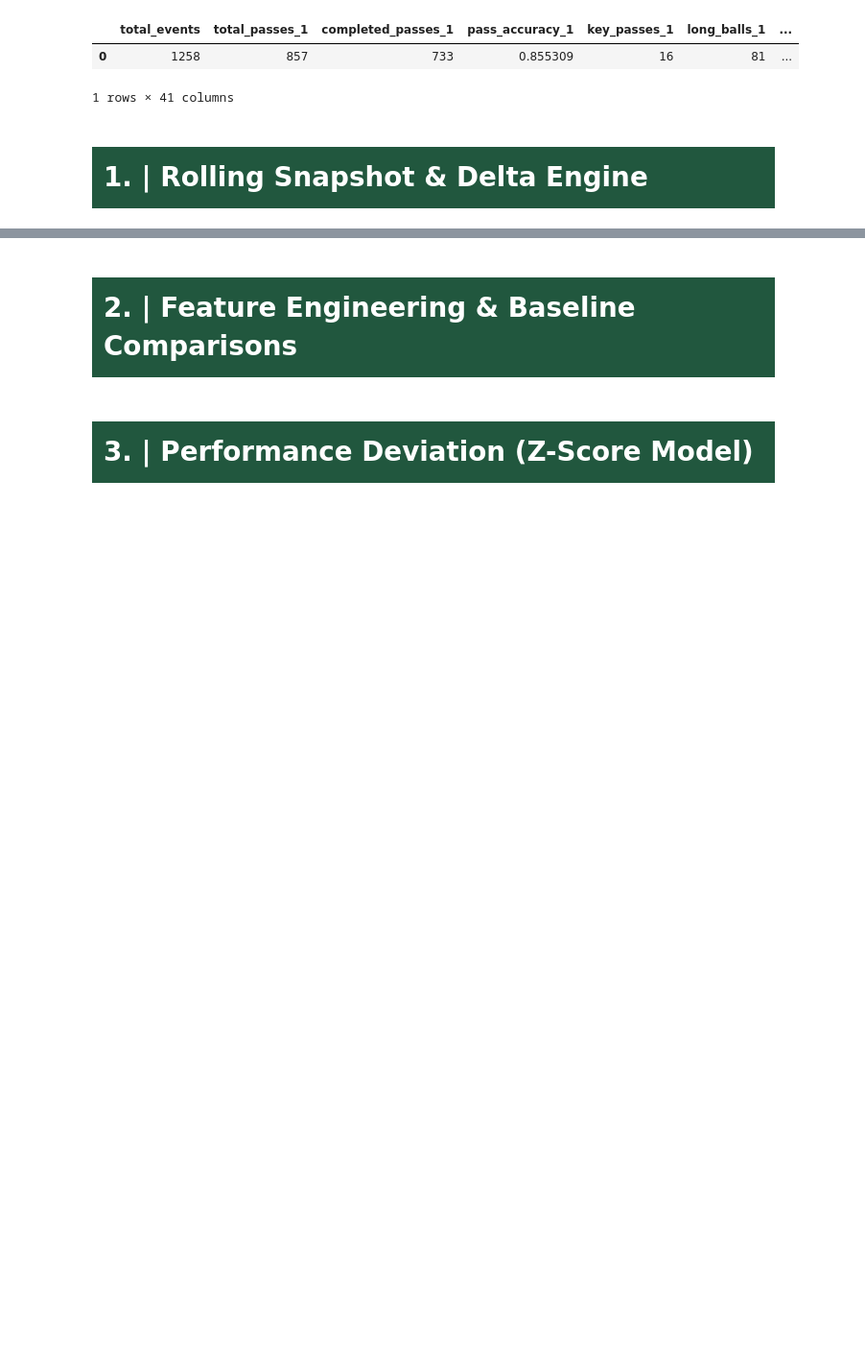
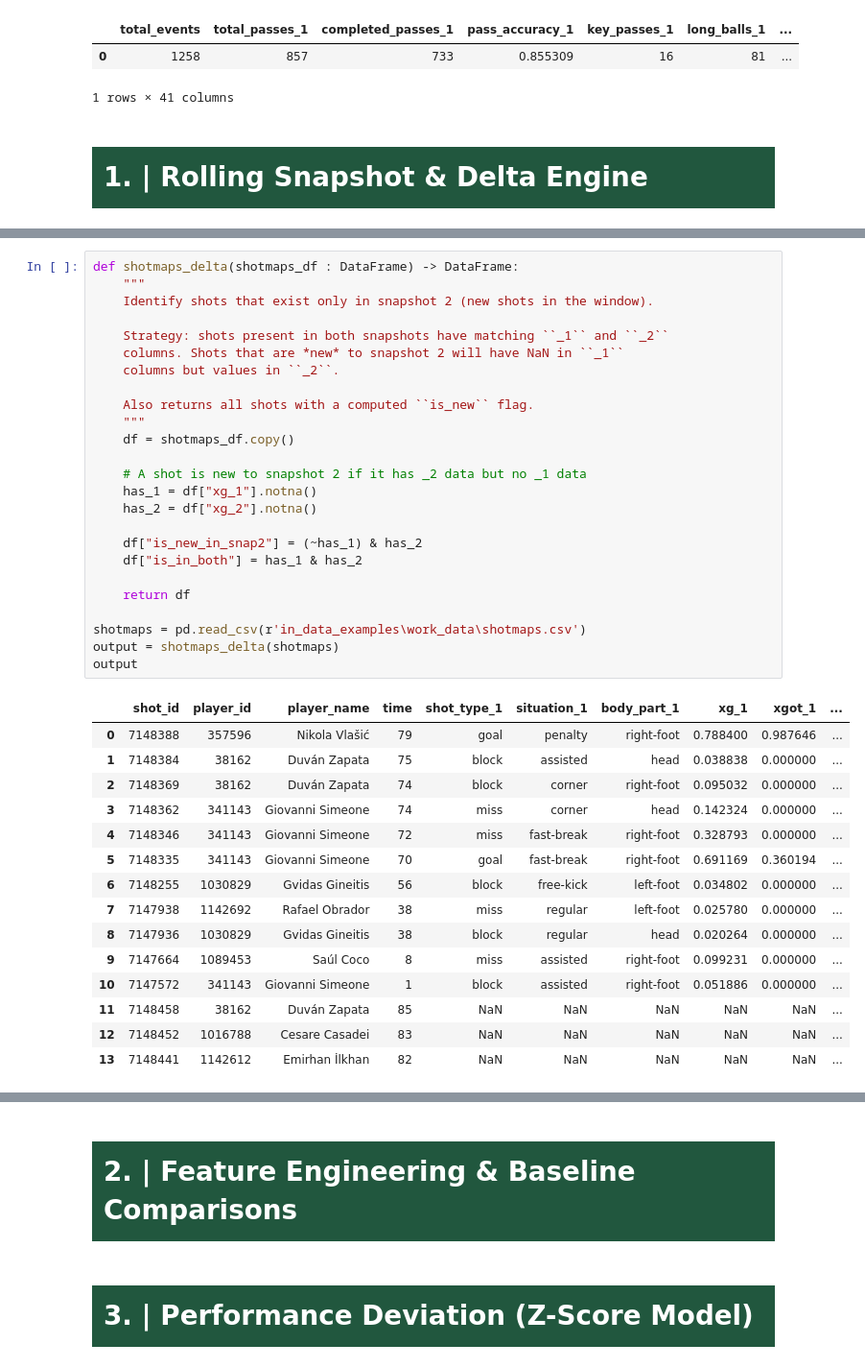
Before and after one commit to AI-Assistant-for-Football-Tactical/AI, a Jupyter notebook: in_match.ipynb, the cells around one changed output, grey strips where cells are left out. Shown at 96% size. Saved outputs shown, nothing was run; the diff lists cells and outputs as text; blank space fills up the shorter version.

Commit message:
first section of in_match done (kinda still under revision)

```diff
--- a/in_match.ipynb
+++ b/in_match.ipynb
@@ -517,0 +698,41 @@ features_df
+# %%
+def shotmaps_delta(shotmaps_df : DataFrame) -> DataFrame:
+    """
+    Identify shots that exist only in snapshot 2 (new shots in the window).
+
+    Strategy: shots present in both snapshots have matching ``_1`` and ``_2``
+    columns. Shots that are *new* to snapshot 2 will have NaN in ``_1``
+    columns but values in ``_2``.
+
+    Also returns all shots with a computed ``is_new`` flag.
+    """
+    df = shotmaps_df.copy()
+
+    # A shot is new to snapshot 2 if it has _2 data but no _1 data
+    has_1 = df["xg_1"].notna()
+    has_2 = df["xg_2"].notna()
+
+    df["is_new_in_snap2"] = (~has_1) & has_2
+    df["is_in_both"] = has_1 & has_2
+
+    return df
+
+shotmaps = pd.read_csv(r'in_data_examples\work_data\shotmaps.csv')
+output = shotmaps_delta(shotmaps)
+output
+# %% [output]
+|  | shot_id | player_id | player_name | time | shot_type_1 | situation_1 | body_part_1 | xg_1 | xgot_1 | ... |
+| 0 | 7148388 | 357596 | Nikola Vlašić | 79 | goal | penalty | right-foot | 0.788400 | 0.987646 | ... |
+| 1 | 7148384 | 38162 | Duván Zapata | 75 | block | assisted | head | 0.038838 | 0.000000 | ... |
+| 2 | 7148369 | 38162 | Duván Zapata | 74 | block | corner | right-foot | 0.095032 | 0.000000 | ... |
+| 3 | 7148362 | 341143 | Giovanni Simeone | 74 | miss | corner | head | 0.142324 | 0.000000 | ... |
+| 4 | 7148346 | 341143 | Giovanni Simeone | 72 | miss | fast-break | right-foot | 0.328793 | 0.000000 | ... |
+| 5 | 7148335 | 341143 | Giovanni Simeone | 70 | goal | fast-break | right-foot | 0.691169 | 0.360194 | ... |
+| 6 | 7148255 | 1030829 | Gvidas Gineitis | 56 | block | free-kick | left-foot | 0.034802 | 0.000000 | ... |
+| 7 | 7147938 | 1142692 | Rafael Obrador | 38 | miss | regular | left-foot | 0.025780 | 0.000000 | ... |
+| 8 | 7147936 | 1030829 | Gvidas Gineitis | 38 | block | regular | head | 0.020264 | 0.000000 | ... |
+| 9 | 7147664 | 1089453 | Saúl Coco | 8 | miss | assisted | right-foot | 0.099231 | 0.000000 | ... |
+| 10 | 7147572 | 341143 | Giovanni Simeone | 1 | block | assisted | right-foot | 0.051886 | 0.000000 | ... |
+| 11 | 7148458 | 38162 | Duván Zapata | 85 | NaN | NaN | NaN | NaN | NaN | ... |
+| 12 | 7148452 | 1016788 | Cesare Casadei | 83 | NaN | NaN | NaN | NaN | NaN | ... |
+| 13 | 7148441 | 1142612 | Emirhan İlkhan | 82 | NaN | NaN | NaN | NaN | NaN | ... |
```
Also changed, not shown: parts of 6 cells of this notebook, 1 other file.
